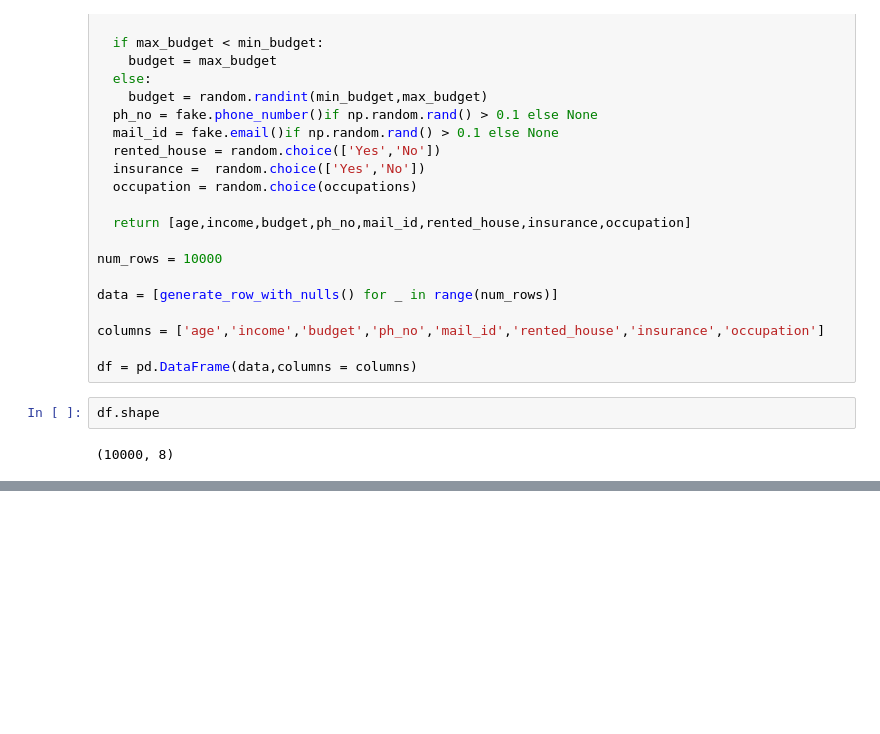
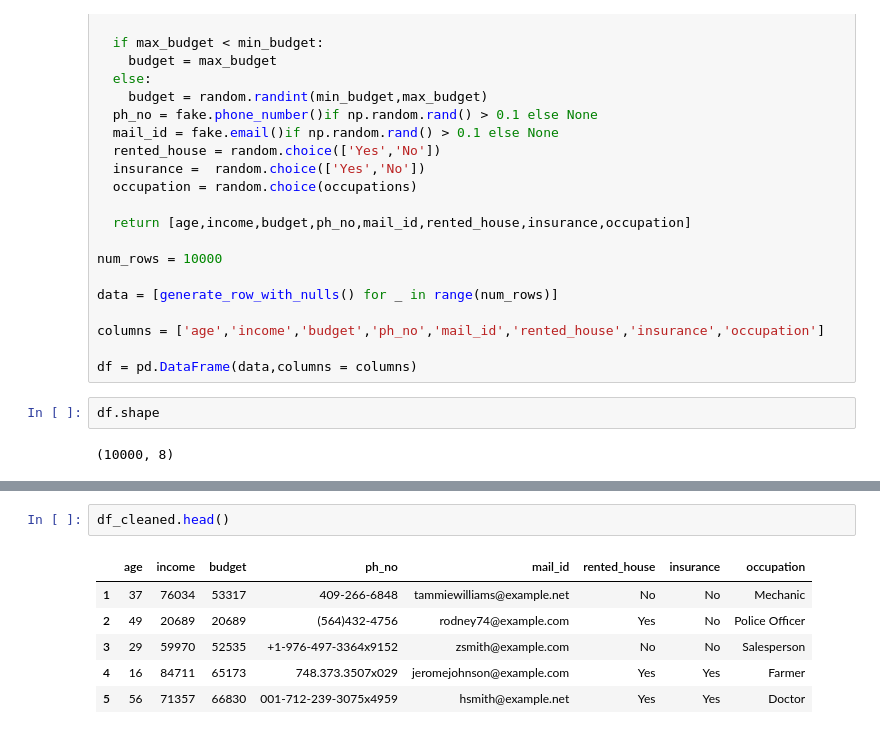
Before and after one commit to karthikeya-1508/ML_prac_files, a Jupyter notebook: clustering/clustering_sales_data.ipynb, the cells around one changed output, grey strips where cells are left out. Saved outputs shown, nothing was run; the diff lists cells and outputs as text; blank space fills up the shorter version.

```diff
--- a/clustering/clustering_sales_data.ipynb
+++ b/clustering/clustering_sales_data.ipynb
@@ -123,0 +172,9 @@ dtype: int64
+# %%
+df_cleaned.head()
+# %% [output]
+|  | age | income | budget | ph_no | mail_id | rented_house | insurance | occupation |
+| 1 | 37 | 76034 | 53317 | 409-266-6848 | tammiewilliams@example.net | No | No | Mechanic |
+| 2 | 49 | 20689 | 20689 | (564)432-4756 | rodney74@example.com | Yes | No | Police Officer |
+| 3 | 29 | 59970 | 52535 | +1-976-497-3364x9152 | zsmith@example.com | No | No | Salesperson |
+| 4 | 16 | 84711 | 65173 | 748.373.3507x029 | jeromejohnson@example.com | Yes | Yes | Farmer |
+| 5 | 56 | 71357 | 66830 | 001-712-239-3075x4959 | hsmith@example.net | Yes | Yes | Doctor |
```
Also changed, not shown: parts of 25 cells of this notebook.
